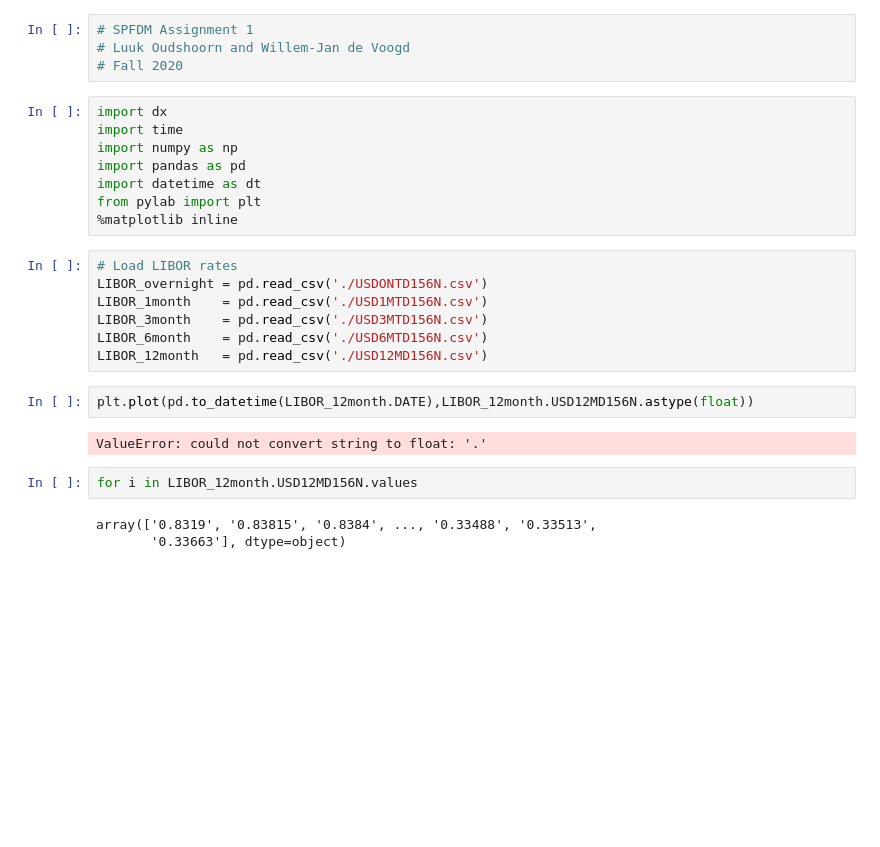
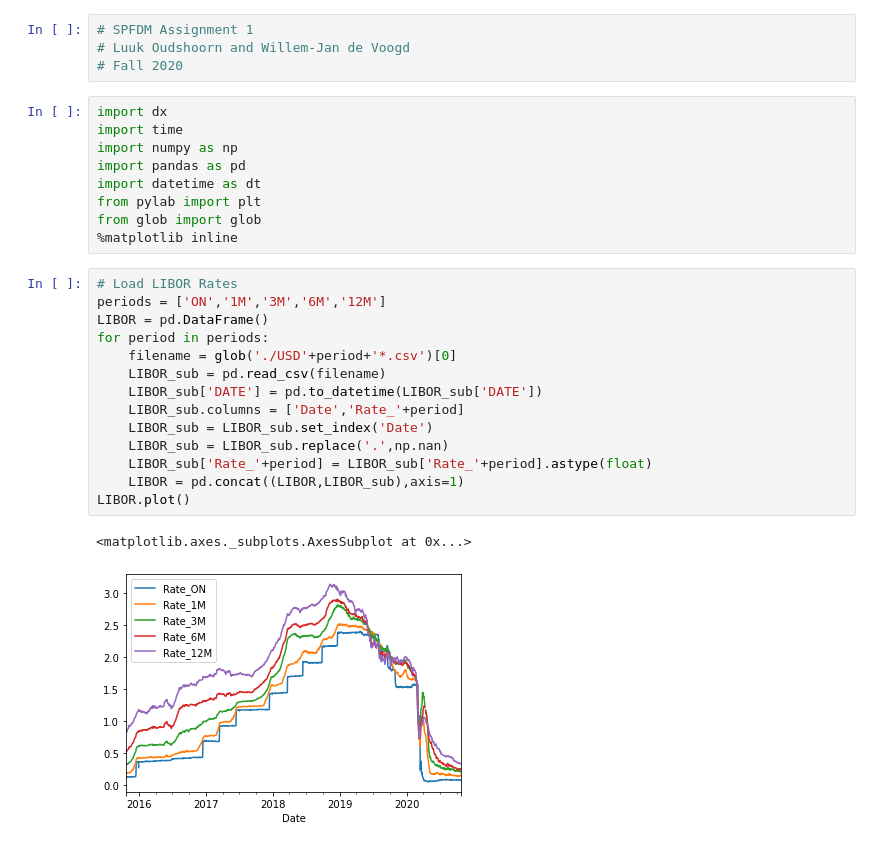
Before and after one commit to WillemJan9519/SPFDM1, a Jupyter notebook: SPFDM 1.ipynb, the cells around one changed output. Drawn from its saved outputs; the diff is of its cells as text; blank space fills up the shorter version.

Commit message:
Added descent LIBOR reader and plot

```diff
--- a/SPFDM 1.ipynb
+++ b/SPFDM 1.ipynb
@@ -9,20 +9,22 @@ import numpy as np
 import pandas as pd
 import datetime as dt
 from pylab import plt
+from glob import glob
 %matplotlib inline
-# %%
-# Load LIBOR rates
-LIBOR_overnight = pd.read_csv('./USDONTD156N.csv')
-LIBOR_1month    = pd.read_csv('./USD1MTD156N.csv')
-LIBOR_3month    = pd.read_csv('./USD3MTD156N.csv')
-LIBOR_6month    = pd.read_csv('./USD6MTD156N.csv')
-LIBOR_12month   = pd.read_csv('./USD12MD156N.csv')
-# %%
-plt.plot(pd.to_datetime(LIBOR_12month.DATE),LIBOR_12month.USD12MD156N.astype(float))
-# %% [output]
-ValueError: could not convert string to float: '.'
-# %%
-for i in LIBOR_12month.USD12MD156N.values
-# %% [output]
-array(['0.8319', '0.83815', '0.8384', ..., '0.33488', '0.33513',
-       '0.33663'], dtype=object)
+# %%
+# Load LIBOR Rates
+periods = ['ON','1M','3M','6M','12M']
+LIBOR = pd.DataFrame()
+for period in periods:
+    filename = glob('./USD'+period+'*.csv')[0]
+    LIBOR_sub = pd.read_csv(filename)
+    LIBOR_sub['DATE'] = pd.to_datetime(LIBOR_sub['DATE'])
+    LIBOR_sub.columns = ['Date','Rate_'+period]
+    LIBOR_sub = LIBOR_sub.set_index('Date')
+    LIBOR_sub = LIBOR_sub.replace('.',np.nan)
+    LIBOR_sub['Rate_'+period] = LIBOR_sub['Rate_'+period].astype(float)
+    LIBOR = pd.concat((LIBOR,LIBOR_sub),axis=1)
+LIBOR.plot()
+# %% [output]
+<matplotlib.axes._subplots.AxesSubplot at 0x...>
+[figure, added]
```
